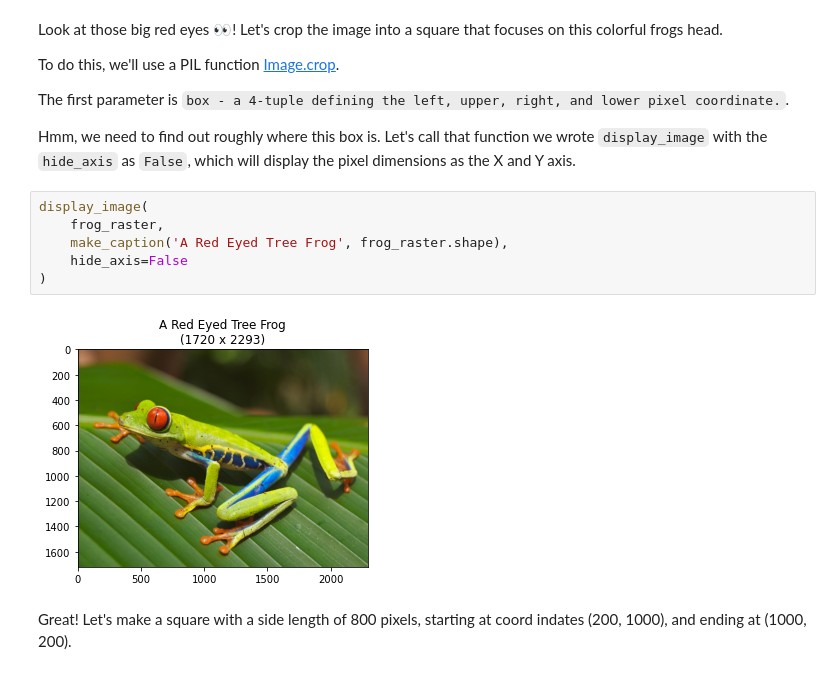
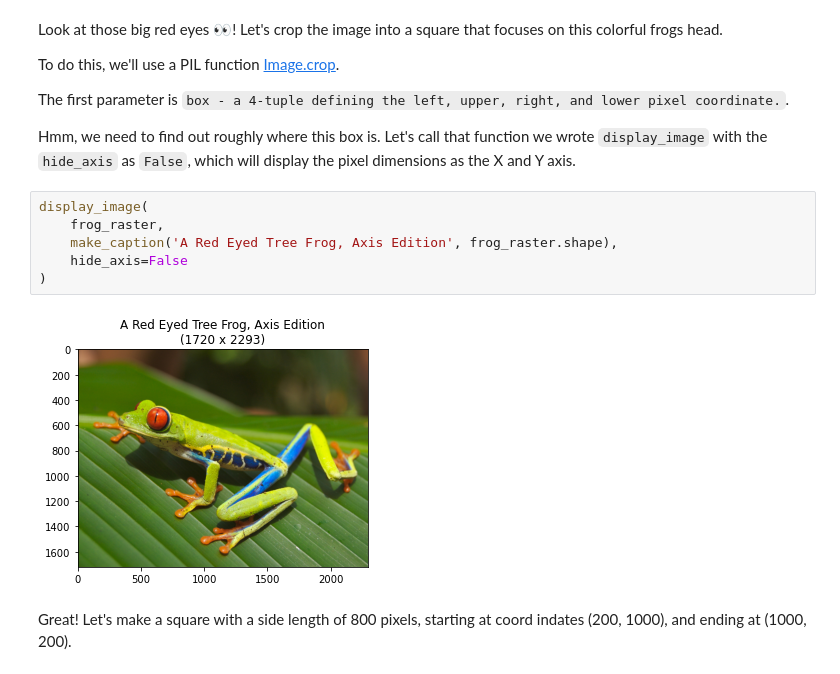
Before and after one commit to Godron629/effective-octo-couscous, a Jupyter notebook: planet_gram.ipynb, the cells around one changed output. Drawn from its saved outputs; the diff is of its cells as text.

Commit message:
Add axis edition caption

```diff
--- a/planet_gram.ipynb
+++ b/planet_gram.ipynb
@@ -72,11 +72,11 @@ Hmm, we need to find out roughly where this box is. Let's call that function we
 # %%
 display_image(
     frog_raster,
-    make_caption('A Red Eyed Tree Frog', frog_raster.shape),
+    make_caption('A Red Eyed Tree Frog, Axis Edition', frog_raster.shape),
     hide_axis=False
 )
 # %% [output]
-[figure, old version]
+[figure, new version]
 # %% [markdown]
 Great! Let's make a square with a side length of 800 pixels, starting at coord indates (200, 1000), and ending at (1000, 200).
 # %%
```
